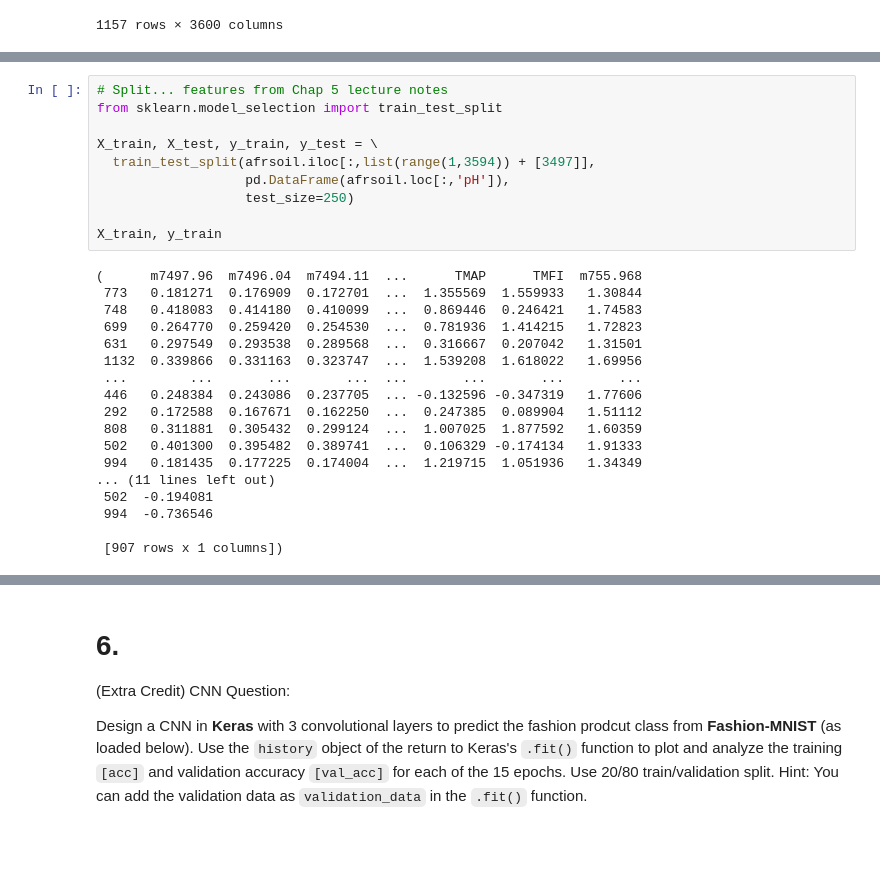
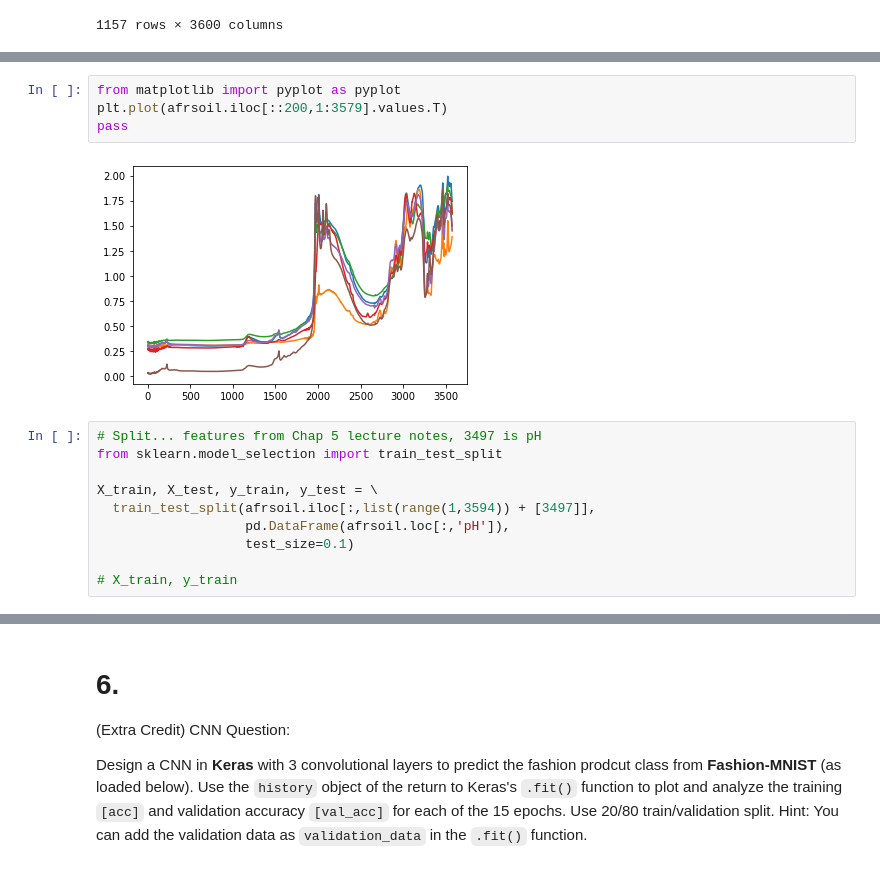
Before and after one commit to ajheller/notebooks, a Jupyter notebook: Copy_of_HW2.ipynb, the cells around one changed output, grey strips where cells are left out. Drawn from its saved outputs; the diff is of its cells as text; blank space fills up the shorter version.

```diff
--- a/Copy_of_HW2.ipynb
+++ b/Copy_of_HW2.ipynb
@@ -665,28 +687,16 @@ Mounted at /content/drive
+# %%
+from matplotlib import pyplot as pyplot
+plt.plot(afrsoil.iloc[::200,1:3579].values.T)
+pass
+# %% [output]
+[figure, added]
 # %%
-# Split... features from Chap 5 lecture notes
+# Split... features from Chap 5 lecture notes, 3497 is pH
 from sklearn.model_selection import train_test_split
 
 X_train, X_test, y_train, y_test = \
   train_test_split(afrsoil.iloc[:,list(range(1,3594)) + [3497]],
                    pd.DataFrame(afrsoil.loc[:,'pH']),
-                   test_size=250)
+                   test_size=0.1)
 
-X_train, y_train
+# X_train, y_train
-# %% [output]
-(      m7497.96  m7496.04  m7494.11  ...      TMAP      TMFI  m755.968
- 773   0.181271  0.176909  0.172701  ...  1.355569  1.559933   1.30844
- 748   0.418083  0.414180  0.410099  ...  0.869446  0.246421   1.74583
- 699   0.264770  0.259420  0.254530  ...  0.781936  1.414215   1.72823
- 631   0.297549  0.293538  0.289568  ...  0.316667  0.207042   1.31501
- 1132  0.339866  0.331163  0.323747  ...  1.539208  1.618022   1.69956
- ...        ...       ...       ...  ...       ...       ...       ...
- 446   0.248384  0.243086  0.237705  ... -0.132596 -0.347319   1.77606
- 292   0.172588  0.167671  0.162250  ...  0.247385  0.089904   1.51112
- 808   0.311881  0.305432  0.299124  ...  1.007025  1.877592   1.60359
- 502   0.401300  0.395482  0.389741  ...  0.106329 -0.174134   1.91333
- 994   0.181435  0.177225  0.174004  ...  1.219715  1.051936   1.34349
-... (11 lines left out)
- 502  -0.194081
- 994  -0.736546
-
- [907 rows x 1 columns])
```
Also changed, not shown: parts of 8 cells of this notebook.
